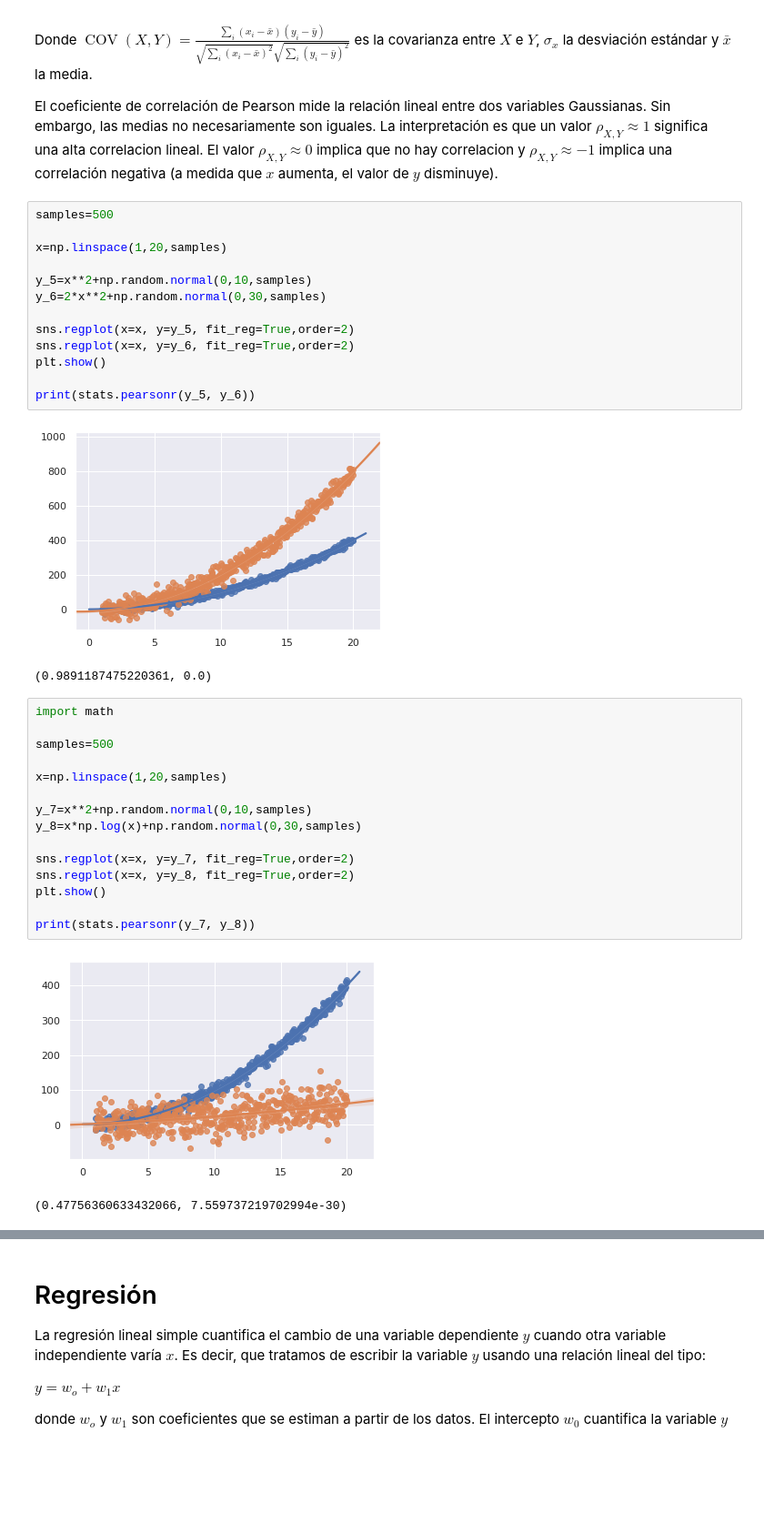
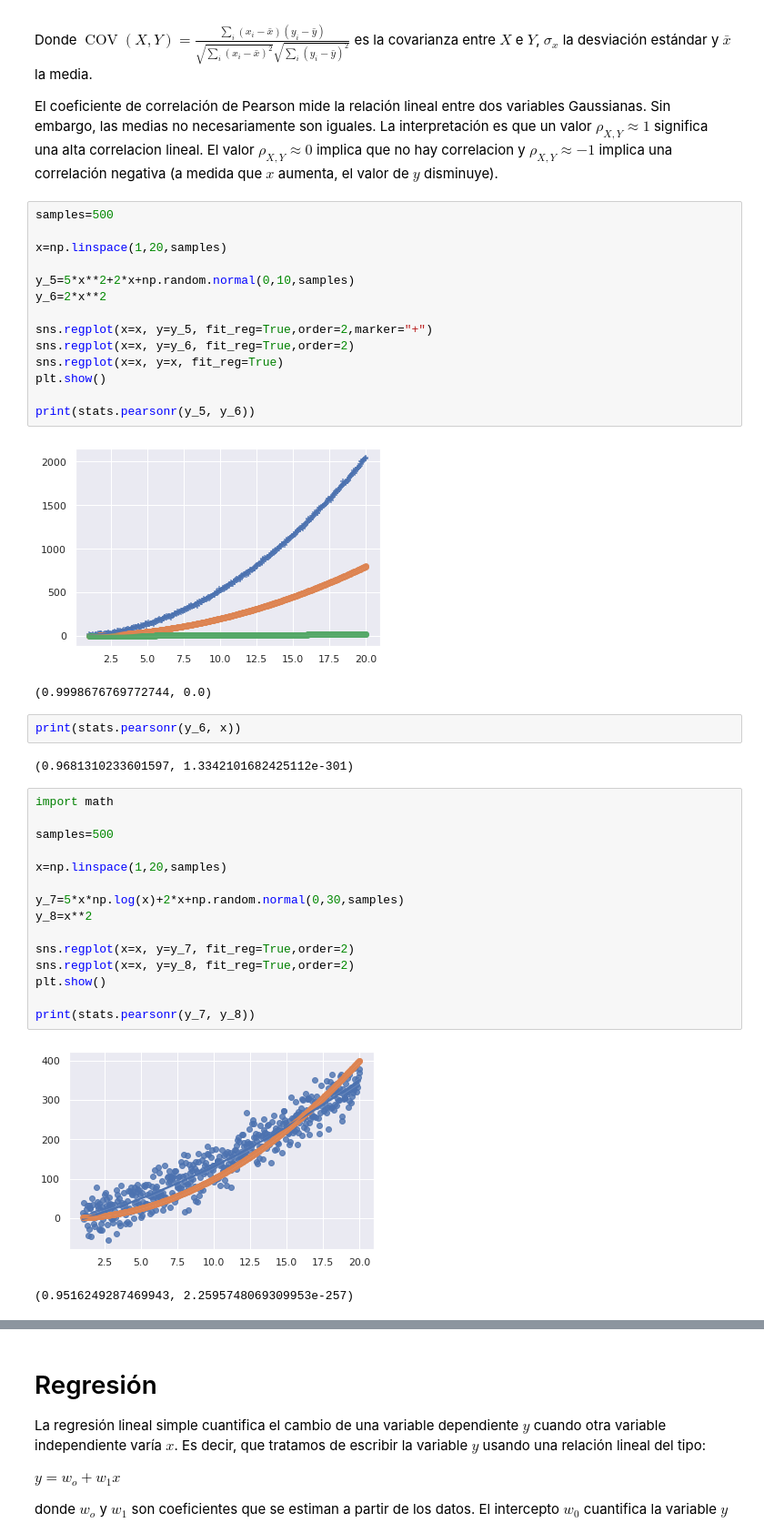
Before and after one commit to sherna90/analisis_algoritmos, a Jupyter notebook: 2.-diseno_experimentos.ipynb, the cells around one changed output, grey strips where cells are left out. Shown at 91% size. Saved outputs shown, nothing was run; the diff lists cells and outputs as text; blank space fills up the shorter version.

```diff
--- a/2.-diseno_experimentos.ipynb
+++ b/2.-diseno_experimentos.ipynb
@@ -91,32 +89,37 @@ samples=500
 
 x=np.linspace(1,20,samples)
 
-y_5=x**2+np.random.normal(0,10,samples)
-y_6=2*x**2+np.random.normal(0,30,samples)
+y_5=5*x**2+2*x+np.random.normal(0,10,samples)
+y_6=2*x**2
 
-sns.regplot(x=x, y=y_5, fit_reg=True,order=2)
+sns.regplot(x=x, y=y_5, fit_reg=True,order=2,marker="+")
 sns.regplot(x=x, y=y_6, fit_reg=True,order=2)
+sns.regplot(x=x, y=x, fit_reg=True)
 plt.show()
 
 print(stats.pearsonr(y_5, y_6))
 # %% [output]
-[figure, old version]
+[figure, new version]
-(0.9891187475220361, 0.0)
+(0.9998676769772744, 0.0)
+# %%
+print(stats.pearsonr(y_6, x))
+# %% [output]
+(0.9681310233601597, 1.3342101682425112e-301)
 # %%
 import math
 
 samples=500
 
 x=np.linspace(1,20,samples)
 
-y_7=x**2+np.random.normal(0,10,samples)
-y_8=x*np.log(x)+np.random.normal(0,30,samples)
+y_7=5*x*np.log(x)+2*x+np.random.normal(0,30,samples)
+y_8=x**2
 
 sns.regplot(x=x, y=y_7, fit_reg=True,order=2)
 sns.regplot(x=x, y=y_8, fit_reg=True,order=2)
 plt.show()
 
 print(stats.pearsonr(y_7, y_8))
 # %% [output]
-[figure, old version]
+[figure, new version]
-(0.47756360633432066, 7.559737219702994e-30)
+(0.9516249287469943, 2.2595748069309953e-257)
```
Also changed, not shown: parts of 11 cells of this notebook.
